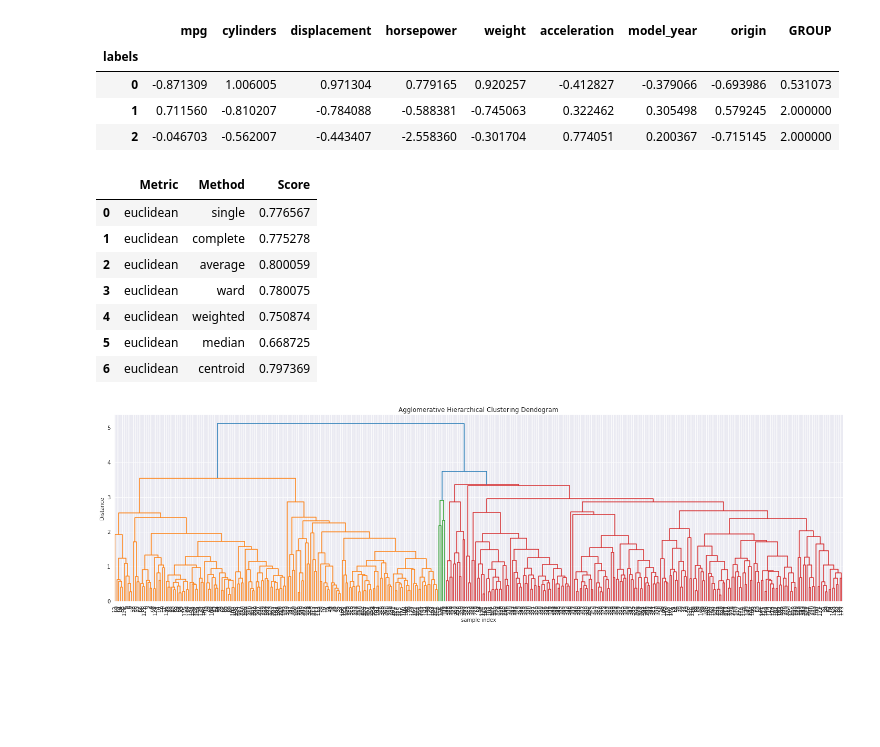
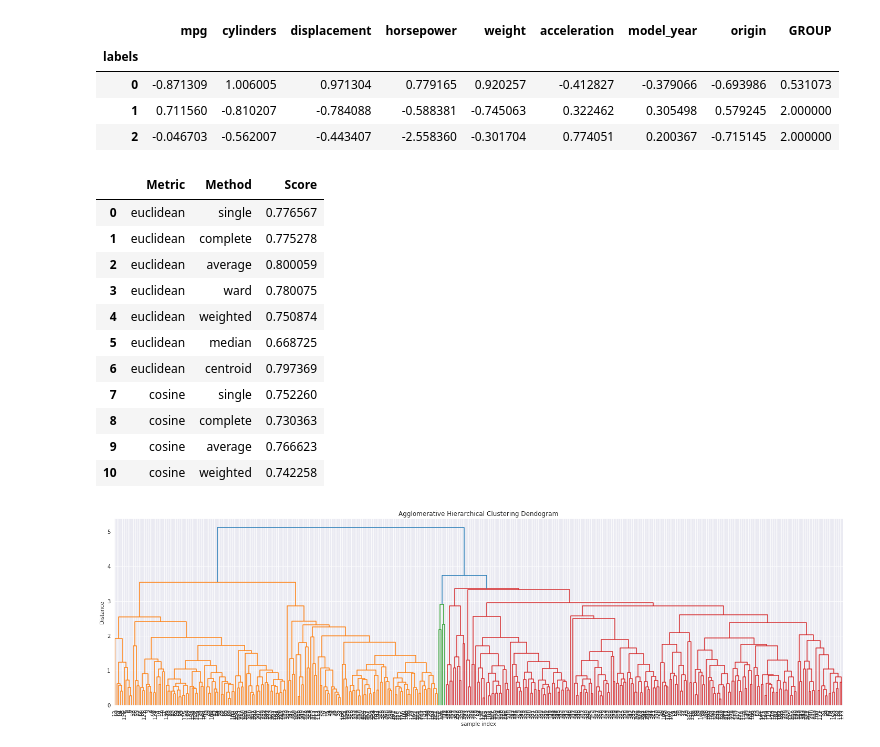
Before and after one commit to Barrok/auto-mpg, a Jupyter notebook: script.ipynb, the cells around one changed output. Saved outputs shown, nothing was run; the diff lists cells and outputs as text; code cells hidden in the pictures; blank space fills up the shorter version.

```diff
--- a/script.ipynb
+++ b/script.ipynb
@@ -286,40 +286,46 @@ from scipy.spatial.distance import pdist
 # lets verify which method brings best result with this data
 
 # empty data frame with column names
-df = pd.DataFrame(columns = ['Metric', 'Method', "Score"])
+df = pd.DataFrame(columns = ['Metric', 'Method', 'Score'])
 
 
 # single element list of used metric
-metrics = ["euclidean"]
+metrics = ['euclidean', 'l1', 'l2', 'manhattan', 'cosine', 'precomputed']
 # list of methods used
-methods = ["single", "complete", "average", "ward", "weighted", "median", "centroid"]
+methods = ['single', 'complete', 'average', 'ward', 'weighted', 'median', 'centroid']
 # empty list, scores will be assgined in the future
 score = []
 
 
 # for euclidean metric
 for x in metrics:
 
   # for each method in methods
   for y in methods:
-
-    # perform clustering
-    Z = linkage(dfst, metric=x, method=y)
-    # compute the cophenetic correlation coefficient for the hierarchical cluster tree represented by Z
+    try:
+      # perform clustering
+      Z = linkage(dfst, metric=x, method=y)
+    except ValueError:
+      continue
+      # compute the cophenetic correlation coefficient for the hierarchical cluster tree represented by Z
     c, coph_dists = cophenet(Z , pdist(dfst))
-    # assign metric, method and score to dataframe df
+      # assign metric, method and score to dataframe df
     df = df.append({'Metric': x, 'Method': y, 'Score': c}, ignore_index=True)
 
 
 # print out data frame df
 df
 # %% [output]
 |  | Metric | Method | Score |
 | 0 | euclidean | single | 0.776567 |
 | 1 | euclidean | complete | 0.775278 |
 | 2 | euclidean | average | 0.800059 |
 | 3 | euclidean | ward | 0.780075 |
 | 4 | euclidean | weighted | 0.750874 |
 | 5 | euclidean | median | 0.668725 |
 | 6 | euclidean | centroid | 0.797369 |
+| 7 | cosine | single | 0.752260 |
+| 8 | cosine | complete | 0.730363 |
+| 9 | cosine | average | 0.766623 |
+| 10 | cosine | weighted | 0.742258 |
 # %%
```
Also changed, not shown: parts of 1 cell of this notebook.
